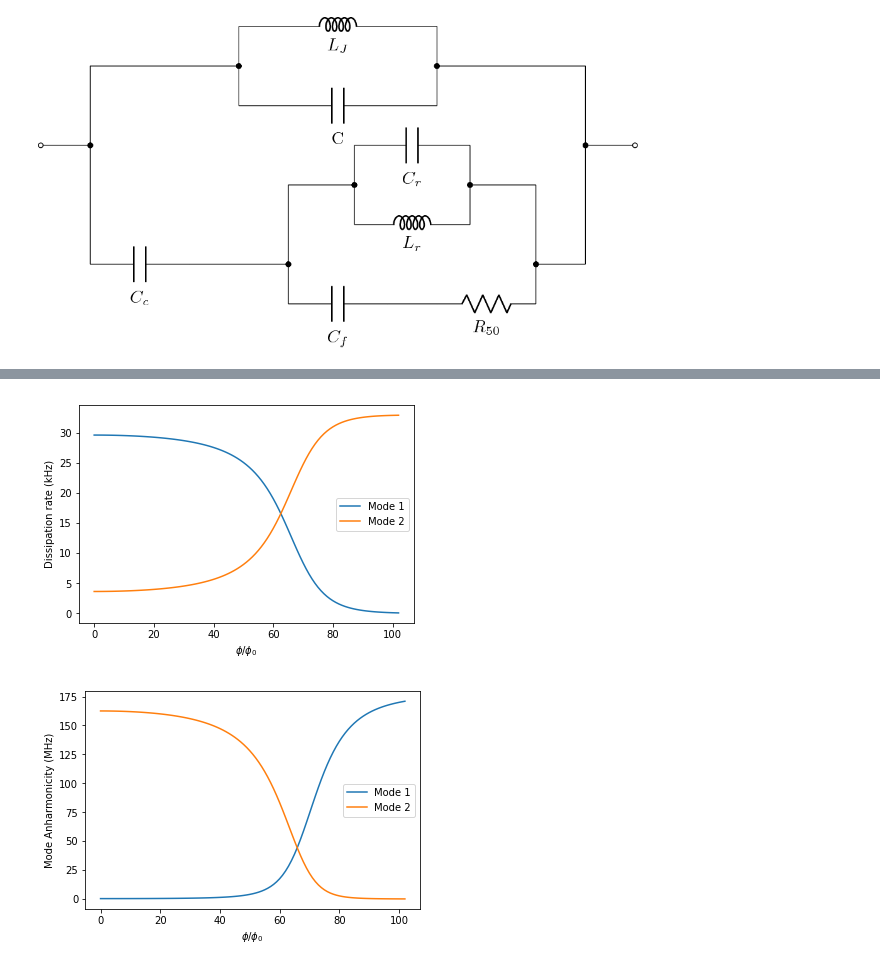
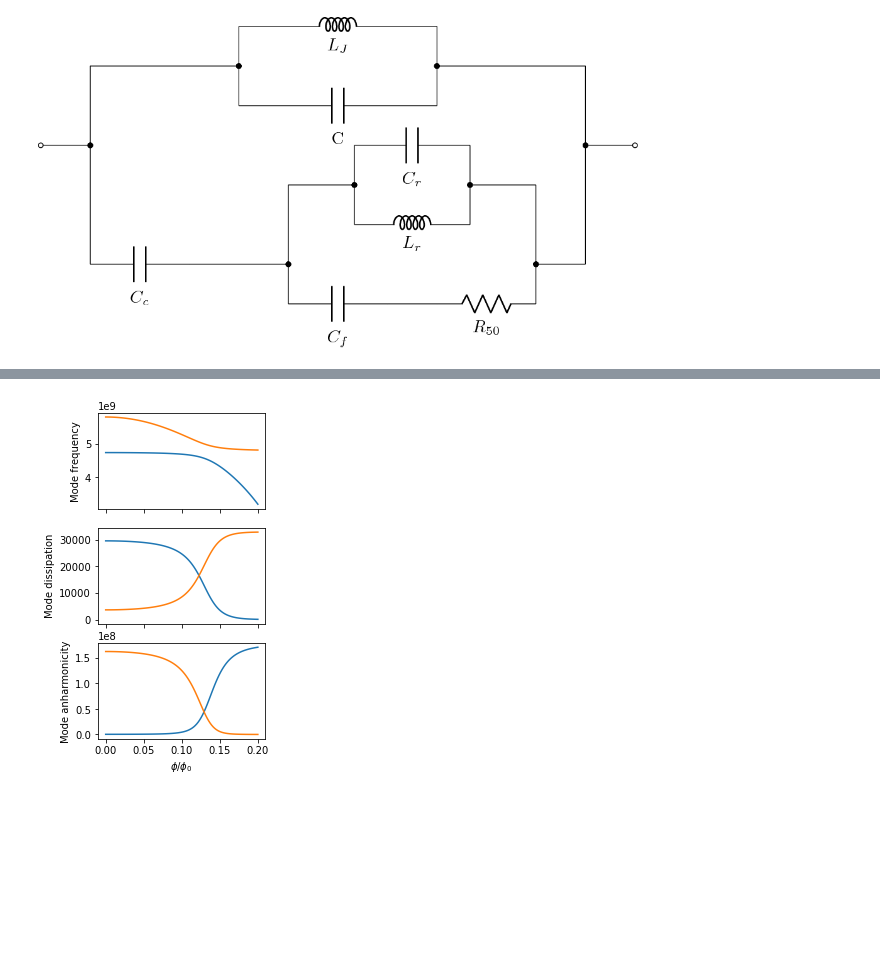
Before and after one commit to qucat/qucat, a Jupyter notebook: Bbox_class_02.ipynb, the cells around one changed output, grey strips where cells are left out. Drawn from its saved outputs; the diff is of its cells as text; code cells hidden in the pictures; blank space fills up the shorter version.

```diff
--- a/Bbox_class_02.ipynb
+++ b/Bbox_class_02.ipynb
@@ -133,7 +132,7 @@ b.draw()
 [figure]
 # %%
 flux = np.linspace(0.,0.2,103)
-L_J_list = 7e-9/np.cos(2.*pi*flux)
+L_J_list = 7e-9/np.absolute(np.cos(2.*pi*flux))
 to_plot =  np.array(b.normalmodes({
     'L_J':L_J_list,
     'C':100e-15,
@@ -157,18 +147,12 @@ plt.show()
-# %%
-plt.plot(to_plot[1,1,:]/1e3,label = 'Mode 1')
-plt.plot(to_plot[2,1,:]/1e3,label = 'Mode 2')
-plt.ylabel("Dissipation rate (kHz)")
-plt.xlabel("$\phi/\phi_0$")
-plt.legend()
-plt.show()
-# %% [output]
-[figure, removed]
-# %%
-plt.plot(to_plot[1,2,:]/1e6,label = 'Mode 1')
-plt.plot(to_plot[2,2,:]/1e6,label = 'Mode 2')
-plt.ylabel("Mode Anharmonicity (MHz)")
-plt.xlabel("$\phi/\phi_0$")
-plt.legend()
-plt.show()
-# %% [output]
-[figure, removed]
+# %%
+fig,axarr = plt.subplots(3,1,figsize=(3,6),sharex=True)
+for i,ax in enumerate(axarr):
+    for j in [1,2]:
+        axarr[i].plot(flux,to_plot[j,i])
+axarr[0].set_ylabel("Mode frequency")
+axarr[1].set_ylabel("Mode dissipation")
+axarr[2].set_ylabel("Mode anharmonicity")
+axarr[2].set_xlabel("$\phi/\phi_0$")
+plt.show()
+# %% [output]
+[figure, added]
```
Also changed, not shown: parts of 2 cells of this notebook.
